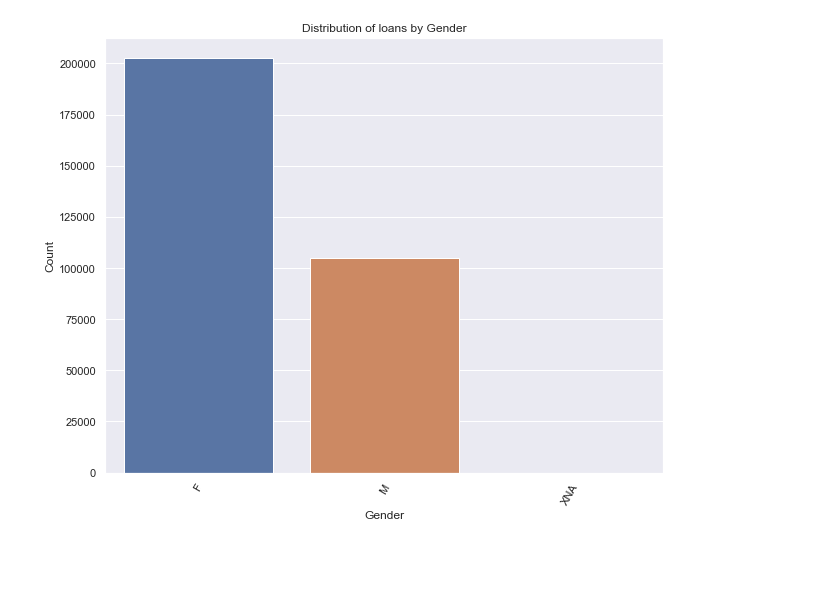
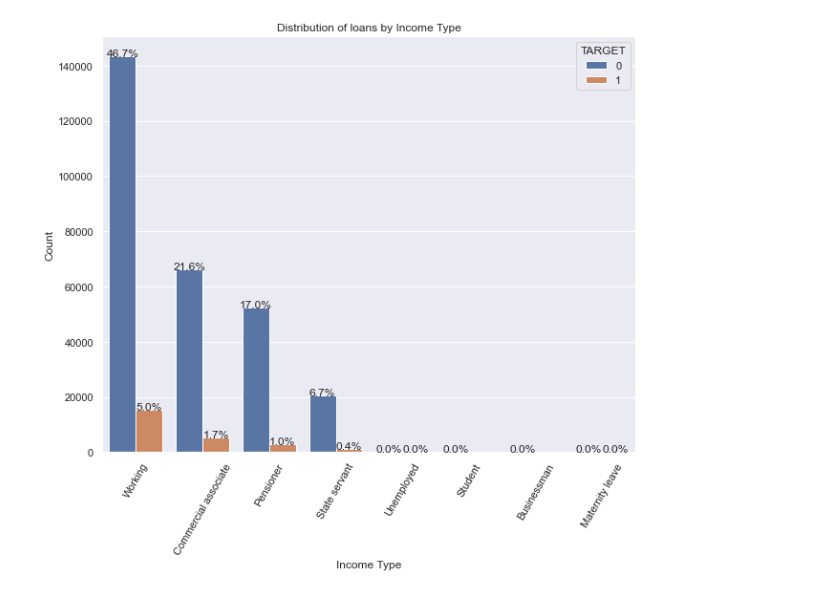
Before and after one commit to emenain/Capstone1, a Jupyter notebook: EDA_Visualize.ipynb, the cells around one changed output. Cells and saved outputs as stored; diff of their text form; code cells hidden in the pictures; blank space fills up the shorter version.

```diff
--- a/EDA_Visualize.ipynb
+++ b/EDA_Visualize.ipynb
@@ -33,4 +75,4 @@ Name: TARGET, dtype: int64
 # %%
 #df['avg'] = df[['Monday', 'Tuesday']].mean(axis=1)
 #get the average for the EXT_SOURCE_1, EXT_SOURCE_2 and EXT_SOURCE_3 and store in new column
-df_application['ext_source_avg'] = df_application[['EXT_SOURCE_1','EXT_SOURCE_2','EXT_SOURCE_3']].mean(axis=1)
+df['EXT_SOURCE_AVG'] = df[['EXT_SOURCE_1','EXT_SOURCE_2','EXT_SOURCE_3']].mean(axis=1)
@@ -54,0 +98,6 @@ plt.show()
+# %%
+g = sns.countplot(x='TARGET', hue='CODE_GENDER', data=df, alpha=0.6)
+for p in g.patches:
+    height = p.get_height()
+    g.text(p.get_x()+p.get_width()/2, height+3, '{:.1f}%'.format((height/total)*100), ha='center')
+plt.xlabel('Figure 2: Distribution of Paid vs. Unpaid loans by Gender')
@@ -55,11 +117,15 @@ plt.show()
 # %%
-plt.figure(figsize=(10,8))
-sns.set(style='darkgrid')
-g = sns.countplot(x='NAME_INCOME_TYPE',
-                  data=df,
-                 order=df['NAME_INCOME_TYPE'].value_counts().index)
-plt.setp(g.get_xticklabels(), rotation=45)
-plt.xlabel('Income Type')
-plt.ylabel('Count')
-plt.title('Distribution of loans by Income Type')
-plt.show()
+def plotCounts(df, x, order, xlabel, ylabel, title):
+    plt.figure(figsize=(10,8))
+    sns.set(style='darkgrid')
+    g = sns.countplot(x=x,
+                      data=df,
+                     order=df[x].value_counts().index)
+    for p in g.patches:
+        height = p.get_height()
+        g.text(p.get_x()+p.get_width()/2, height+3, '{:.1f}%'.format((height/total)*100), ha='center')
+    plt.setp(g.get_xticklabels(), rotation=60)
+    plt.xlabel(xlabel)
+    plt.ylabel(ylabel)
+    plt.title(title)
+    plt.show()
@@ -94,10 +132,13 @@ Text(0.5, 1.0, 'Loan Types')
 # %%
-def plotCounts(df, x, order, xlabel, ylabel, title):
+def plotCountsTarget(df, x, order, xlabel, ylabel, title):
     plt.figure(figsize=(10,8))
     sns.set(style='darkgrid')
     g = sns.countplot(x=x,
                       data=df,
-                     order=df[x].value_counts().index)
+                     order=df[x].value_counts().index, hue ='TARGET')
+    for p in g.patches:
+        height = p.get_height()
+        g.text(p.get_x()+p.get_width()/2, height+3, '{:.1f}%'.format((height/total)*100), ha='center')
     plt.setp(g.get_xticklabels(), rotation=60)
     plt.xlabel(xlabel)
     plt.ylabel(ylabel)
@@ -111,4 +160,3 @@ plotCounts(df, 'NAME_INCOME_TYPE', 'NAME_INCOME_TYPE' , 'Income Type', 'Count','
 # %%
-
-plotCounts(df, 'CODE_GENDER', 'CODE_GENDER' , 'Gender', 'Count','Distribution of loans by Gender')
+plotCountsTarget(df, 'NAME_INCOME_TYPE', 'NAME_INCOME_TYPE' , 'Income Type', 'Count','Distribution of loans by Income Type')
 # %% [output]
@@ -115 +167 @@ plotCounts(df, 'CODE_GENDER', 'CODE_GENDER' , 'Gender', 'Count','Distribution of
-[figure, old version]
+[figure, new version]
```
Also changed, not shown: parts of 80 cells of this notebook, 3 other files.
